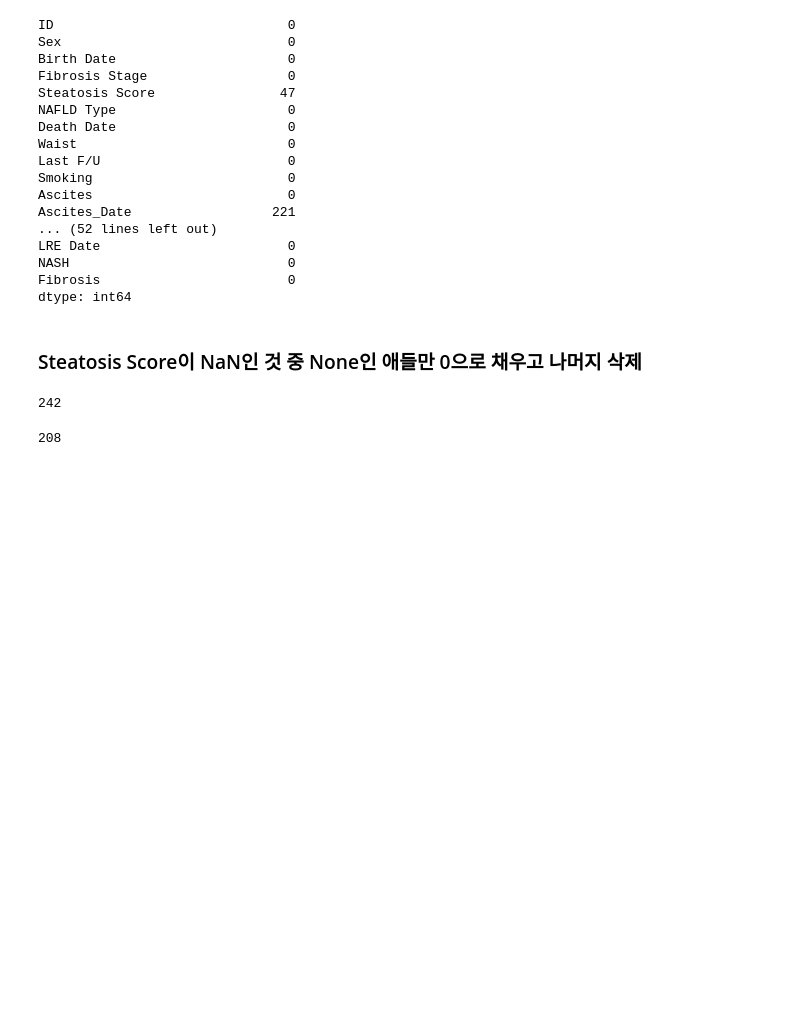
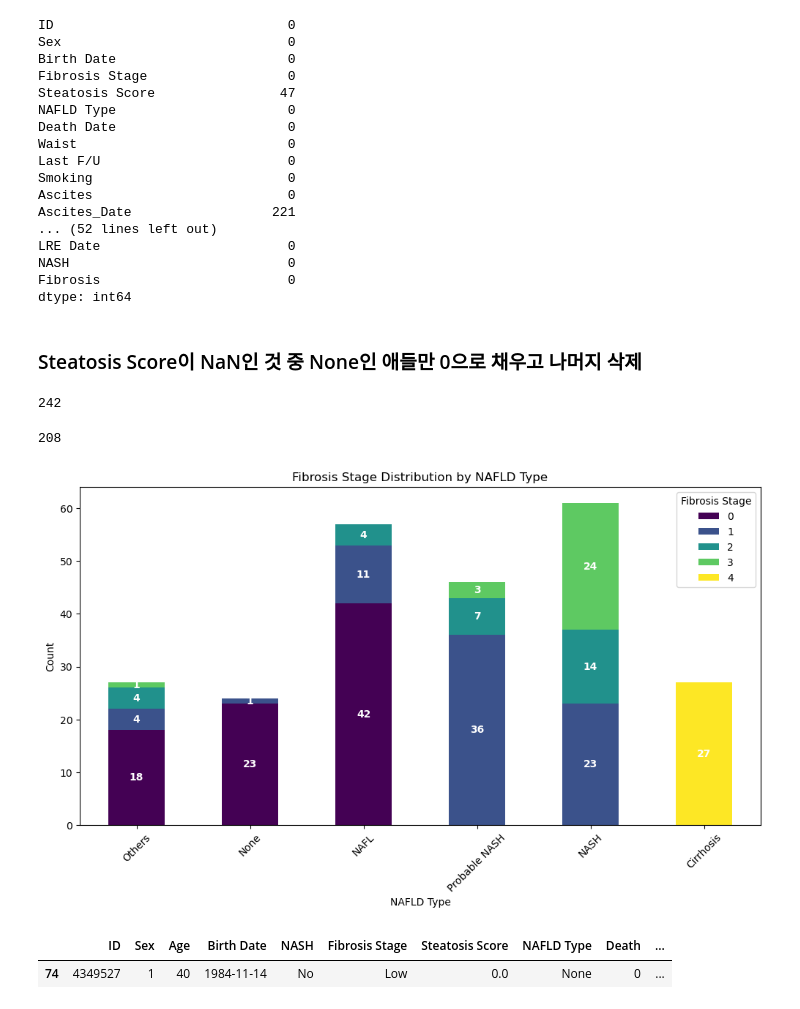
Before and after one commit to skhyun15/data, a Jupyter notebook: KDH/Data Preprocessing 1.ipynb, the cells around one changed output. Saved outputs shown, nothing was run; the diff lists cells and outputs as text; code cells hidden in the pictures; blank space fills up the shorter version.

```diff
--- a/KDH/Data Preprocessing 1.ipynb
+++ b/KDH/Data Preprocessing 1.ipynb
@@ -656,3 +656,53 @@ output_path = (
     "./Preprocessing_wSteatosis.csv"  # Replace with your desired file path and name
 )
 no_cancer_na_df.to_csv(output_path, index=False)
+# %%
+import pandas as pd
+import numpy as np
+
+# 이제부턴 2nd_Preprocessing.csv 파일을 사용하면 됨
+
+data = pd.read_csv(
+    "./Preprocessing_wSteatosis_2nd.csv", na_values=["", "NaN"], keep_default_na=False
+)
+# %%
+# 필요한 라이브러리 임포트
+import pandas as pd
+import matplotlib.pyplot as plt
+
+# NAFLD Type의 순서를 원하는 대로 지정
+nafld_order = ["Others", "None", "NAFL", "Probable NASH", "NASH", "Cirrhosis"]
+data["NAFLD Type"] = pd.Categorical(
+    data["NAFLD Type"], categories=nafld_order, ordered=True
+)
+
+# Steatosis Score별 개수 계산
+steatosis_counts = data.groupby(["NAFLD Type", "Fibrosis"]).size().unstack()
+
+# 스택드 바 차트 생성
+fig, ax = plt.subplots(figsize=(12, 6))
+steatosis_counts.plot(kind="bar", stacked=True, colormap="viridis", ax=ax)
+
+# 값 표시 (0이 아닌 값만 표시)
+for container in ax.containers:
+    labels = [int(v) if v > 0 else "" for v in container.datavalues]  # 0이면 빈 문자열
+    ax.bar_label(
+        container,
+        labels=labels,
+        label_type="center",
+        fontsize=10,
+        color="white",
+        fontweight="bold",
+    )
+
+# 그래프 스타일 조정
+plt.xlabel("NAFLD Type")
+plt.ylabel("Count")
+plt.title("Fibrosis Stage Distribution by NAFLD Type")
+plt.xticks(rotation=45)
+plt.legend(title="Fibrosis Stage")
+
+# 그래프 표시
+plt.show()
+# %% [output]
+[figure, added]
@@ -658,0 +714,6 @@ no_cancer_na_df.to_csv(output_path, index=False)
+# %%
+# NAFLD Type이 None인데 Fibrosis satge가 1 이상인 행 출력
+data[(data["NAFLD Type"] == "None") & (data["Fibrosis"] == 1)]
+# %% [output]
+|  | ID | Sex | Age | Birth Date | NASH | Fibrosis Stage | Steatosis Score | NAFLD Type | Death | ... |
+| 74 | 4349527 | 1 | 40 | 1984-11-14 | No | Low | 0.0 | None | 0 | ... |
```
Also changed, not shown: parts of 1 cell of this notebook, 3 other files.
